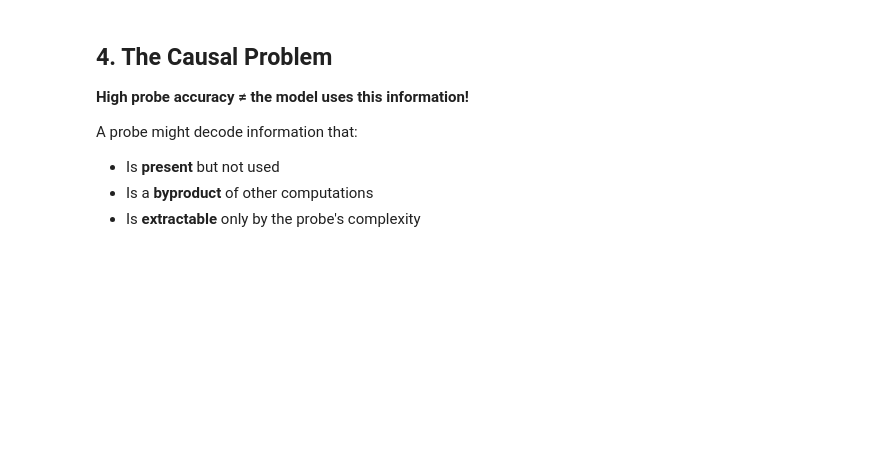
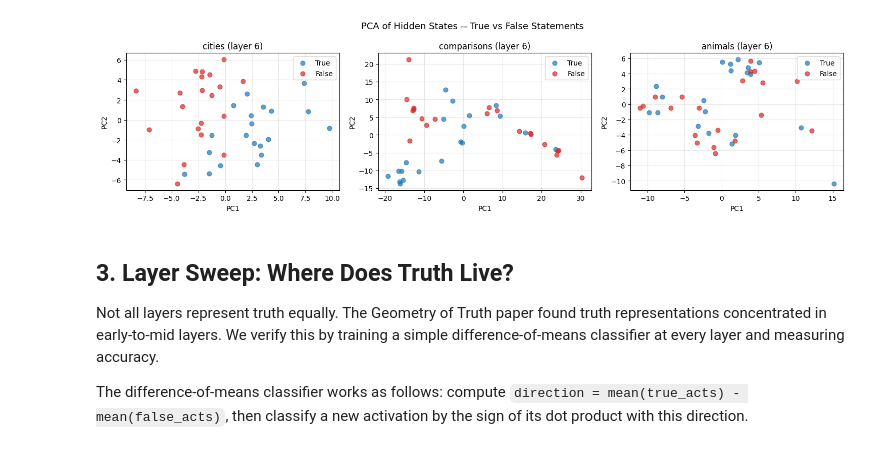
Before and after one commit to TSGLAB/Interpretability_Survey_Safety, a Jupyter notebook: notebooks/04_intermediate_computation/04_probing_classifiers.ipynb, the cells around one changed output. Cells and saved outputs as stored; diff of their text form; code cells hidden in the pictures; blank space fills up the shorter version.

Commit message:
add probing notebook

```diff
--- a/notebooks/04_intermediate_computation/04_probing_classifiers.ipynb
+++ b/notebooks/04_intermediate_computation/04_probing_classifiers.ipynb
@@ -35,16 +68,14 @@ device = "cuda" if torch.cuda.is_available() else "cpu"
 # %%
-# Load model
 model_name = "gpt2"
 tokenizer = AutoTokenizer.from_pretrained(model_name)
 model = AutoModelForCausalLM.from_pretrained(model_name).to(device)
 model.eval()
 
-def get_representation(model, tokenizer, text: str, layer_idx: int):
-    """Extract representation from a specific layer."""
-    inputs = tokenizer(text, return_tensors="pt").to(device)
+tokenizer.pad_token = tokenizer.eos_token
+tokenizer.padding_side = "right"
 
-    with torch.no_grad():
-        outputs = model(**inputs, output_hidden_states=True)
+NUM_LAYERS = model.config.n_layer
+D_MODEL = model.config.n_embd
 
-    # Return last position's hidden state
-    return outputs.hidden_states[layer_idx][0, -1, :].cpu().numpy()
+print(f"Model: {model_name}")
+print(f"Layers: {NUM_LAYERS}, Hidden dim: {D_MODEL}")
@@ -113,30 +239,51 @@ Probe at each layer to see where information appears.
 # %%
-def layerwise_probing(model, tokenizer, texts, labels):
-    """Probe at each layer to track where information appears."""
-    n_layers = model.config.n_layer + 1  # +1 for embedding
-    y = np.array(labels)
+def get_pca_components(activations: torch.Tensor, k: int = 2) -> torch.Tensor:
+    """
+    Compute top-k principal components via eigendecomposition.
 
-    accuracies = []
-    for layer_idx in range(n_layers):
-        X = collect_representations(model, tokenizer, texts, layer_idx)
-        _, _, test_acc = train_probe(X, y)
-        accuracies.append(test_acc)
+    Returns matrix of shape [d_model, k] with top-k eigenvectors as columns.
+    """
+    X = activations - activations.mean(dim=0)
+    cov = X.t() @ X / (X.shape[0] - 1)
+    eigenvalues, eigenvectors = torch.linalg.eigh(cov)
+    sorted_indices = torch.argsort(eigenvalues, descending=True)
+    return eigenvectors[:, sorted_indices[:k]]
 
-    return accuracies
 
-# This would take a while with more data
-# accuracies = layerwise_probing(model, tokenizer, texts, labels)
-# plt.plot(accuracies)
-# plt.xlabel('Layer')
-# plt.ylabel('Probe Accuracy')
-# plt.show()
+fig, axes = plt.subplots(1, 3, figsize=(15, 4))
+
+for idx, name in enumerate(DATASET_NAMES):
+    acts = activations[name]
+    labels = labels_dict[name]
+
+    pca_dirs = get_pca_components(acts, k=2)
+    projected = (acts - acts.mean(dim=0)) @ pca_dirs
+
+    true_mask = labels == 1
+    false_mask = labels == 0
+    axes[idx].scatter(
+        projected[true_mask, 0], projected[true_mask, 1],
+        c="tab:blue", label="True", alpha=0.7, s=40
+    )
+    axes[idx].scatter(
+        projected[false_mask, 0], projected[false_mask, 1],
+        c="tab:red", label="False", alpha=0.7, s=40
+    )
+    axes[idx].set_title(f"{name} (layer {PROBE_LAYER})")
+    axes[idx].set_xlabel("PC1")
+    axes[idx].set_ylabel("PC2")
+    axes[idx].legend()
+    axes[idx].grid(alpha=0.3)
+
+plt.suptitle("PCA of Hidden States -- True vs False Statements", fontsize=13)
+plt.tight_layout()
+plt.show()
+# %% [output]
+[figure, added]
 # %% [markdown]
-## 4. The Causal Problem
+## 3. Layer Sweep: Where Does Truth Live?
 
-**High probe accuracy ≠ the model uses this information!**
+Not all layers represent truth equally. The Geometry of Truth paper found truth representations concentrated in early-to-mid layers. We verify this by training a simple difference-of-means classifier at every layer and measuring accuracy.
 
-A probe might decode information that:
-- Is **present** but not used
-- Is a **byproduct** of other computations
-- Is **extractable** only by the probe's complexity
+The difference-of-means classifier works as follows: compute `direction = mean(true_acts) - mean(false_acts)`, then classify a new activation by the sign of its dot product with this direction.
 # %%
```
Also changed, not shown: parts of 38 cells of this notebook.
